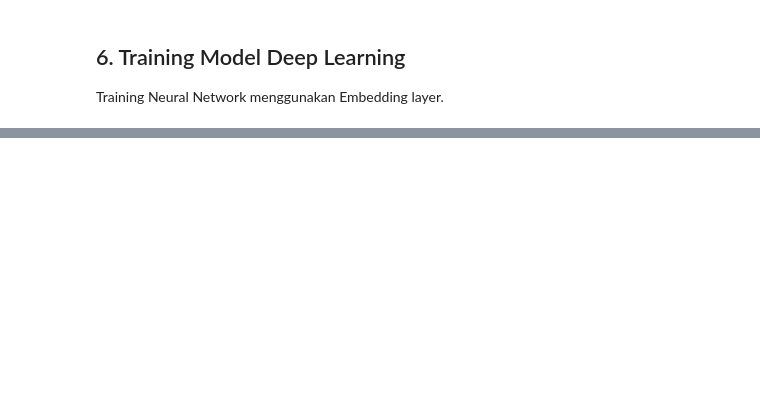
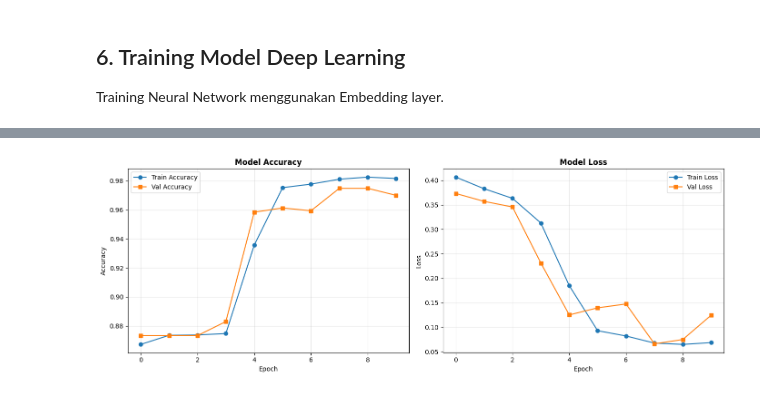
Before and after one commit to famss-star/UTS-Pemrosesan-Teks-dan-Suara-Bahasa-Alami, a Jupyter notebook: 10222008_Rifa_Maulana_Ibrahim_SD.ipynb, the cells around one changed output, grey strips where cells are left out. Cells and saved outputs as stored; diff of their text form; code cells hidden in the pictures; blank space fills up the shorter version.

```diff
--- a/10222008_Rifa_Maulana_Ibrahim_SD.ipynb
+++ b/10222008_Rifa_Maulana_Ibrahim_SD.ipynb
@@ -440,0 +556,80 @@ Mengevaluasi performa semua model menggunakan metrik akurasi, presisi, recall, d
+# %%
+print('='*60)
+print('TRAINING DEEP LEARNING MODEL (Neural Network)')
+print('='*60)
+
+# Arsitektur Neural Network
+model = Sequential([
+    # Embedding layer - mengubah word indices menjadi dense vectors
+    Embedding(input_dim=MAX_WORDS, output_dim=128, input_length=MAX_LEN),
+
+    # Global Average Pooling - aggregate informasi dari seluruh sequence
+    GlobalAveragePooling1D(),
+
+    # Dense layers dengan dropout untuk regularisasi
+    Dense(64, activation='relu'),
+    Dropout(0.5),
+    Dense(32, activation='relu'),
+    Dropout(0.3),
+
+    # Output layer - binary classification
+    Dense(1, activation='sigmoid')
+])
+
+# Compile model
+model.compile(
+    optimizer='adam',
+    loss='binary_crossentropy',
+    metrics=['accuracy']
+)
+
+print('\nARSITEKTUR NEURAL NETWORK:')
+print('='*60)
+model.summary()
+
+# Training dengan early stopping
+print('\nMemulai training Neural Network...')
+print('='*60)
+
+early_stopping = tf.keras.callbacks.EarlyStopping(
+    monitor='val_loss',
+    patience=3,
+    restore_best_weights=True,
+    verbose=1
+)
+
+history = model.fit(
+    X_train_seq, y_train_seq,
+    validation_data=(X_test_seq, y_test_seq),
+    epochs=10,
+    batch_size=32,
+    callbacks=[early_stopping],
+    verbose=1
+)
+
+print('\nNeural Network training selesai!')
+
+# Visualisasi training history
+plt.figure(figsize=(14, 5))
+
+plt.subplot(1, 2, 1)
+plt.plot(history.history['accuracy'], label='Train Accuracy', marker='o')
+plt.plot(history.history['val_accuracy'], label='Val Accuracy', marker='s')
+plt.title('Model Accuracy', fontweight='bold')
+plt.xlabel('Epoch')
+plt.ylabel('Accuracy')
+plt.legend()
+plt.grid(alpha=0.3)
+
+plt.subplot(1, 2, 2)
+plt.plot(history.history['loss'], label='Train Loss', marker='o')
+plt.plot(history.history['val_loss'], label='Val Loss', marker='s')
+plt.title('Model Loss', fontweight='bold')
+plt.xlabel('Epoch')
+plt.ylabel('Loss')
+plt.legend()
+plt.grid(alpha=0.3)
+
+plt.tight_layout()
+plt.show()
+# %% [output]
@@ -440,0 +681 @@ Mengevaluasi performa semua model menggunakan metrik akurasi, presisi, recall, d
+[figure, added]
```
Also changed, not shown: parts of 29 cells of this notebook.
